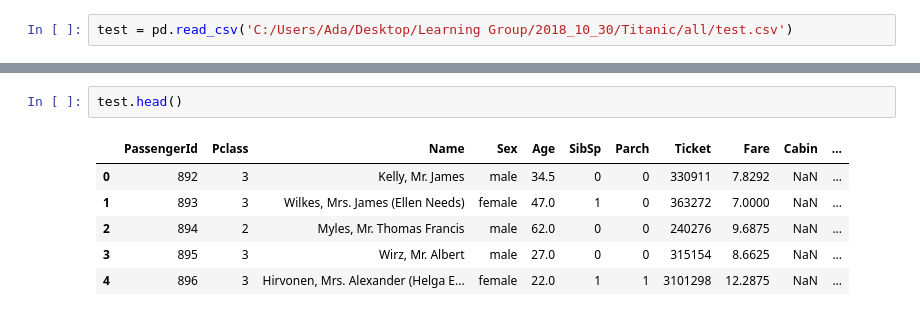
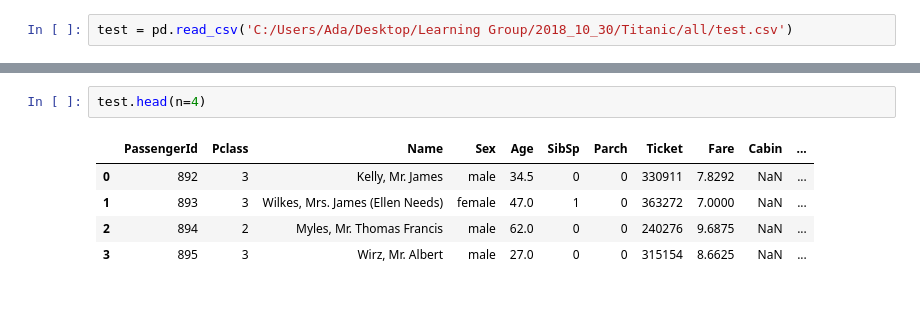
Before and after one commit to adriannawolowiec/titanic, a Jupyter notebook: Data_exploration.ipynb, the cells around one changed output, grey strips where cells are left out. Drawn from its saved outputs; the diff is of its cells as text.

```diff
--- a/Data_exploration.ipynb
+++ b/Data_exploration.ipynb
@@ -18,11 +27,10 @@ train.head()
 | 3 | 4 | 1 | 1 | Futrelle, Mrs. Jacques Heath (Lil... | female | 35.0 | 1 | 0 | 113803 | 53.1000 | ... |
 | 4 | 5 | 0 | 3 | Allen, Mr. William Henry | male | 35.0 | 0 | 0 | 373450 | 8.0500 | ... |
 # %%
-test.head()
+test.head(n=4)
 # %% [output]
 |  | PassengerId | Pclass | Name | Sex | Age | SibSp | Parch | Ticket | Fare | Cabin | ... |
 | 0 | 892 | 3 | Kelly, Mr. James | male | 34.5 | 0 | 0 | 330911 | 7.8292 | NaN | ... |
 | 1 | 893 | 3 | Wilkes, Mrs. James (Ellen Needs) | female | 47.0 | 1 | 0 | 363272 | 7.0000 | NaN | ... |
 | 2 | 894 | 2 | Myles, Mr. Thomas Francis | male | 62.0 | 0 | 0 | 240276 | 9.6875 | NaN | ... |
 | 3 | 895 | 3 | Wirz, Mr. Albert | male | 27.0 | 0 | 0 | 315154 | 8.6625 | NaN | ... |
-| 4 | 896 | 3 | Hirvonen, Mrs. Alexander (Helga E... | female | 22.0 | 1 | 1 | 3101298 | 12.2875 | NaN | ... |
```
Also changed, not shown: parts of 27 cells of this notebook.
